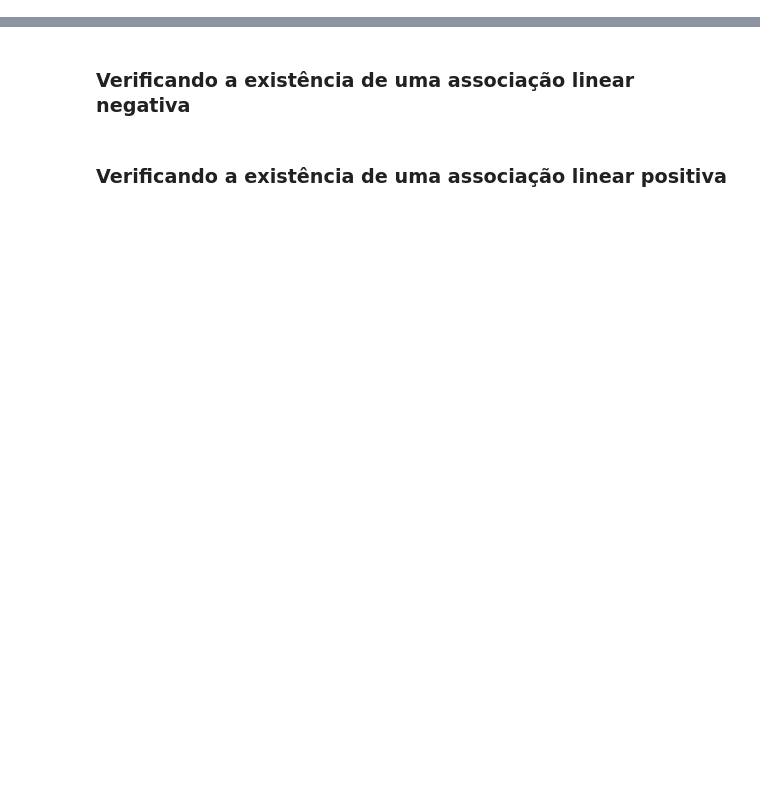
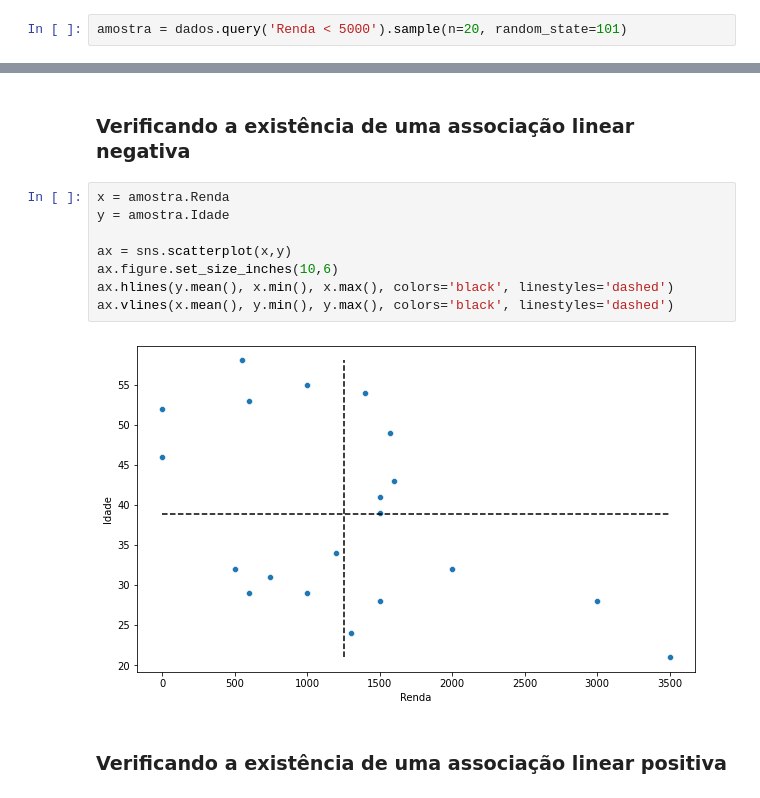
Before and after one commit to Daniel-ASG/Course_Classes, a Jupyter notebook: Curso_de_Estatística_Parte_4.ipynb, the cells around one changed output, grey strips where cells are left out. Cells and saved outputs as stored; diff of their text form; blank space fills up the shorter version.

```diff
--- a/Curso_de_Estatística_Parte_4.ipynb
+++ b/Curso_de_Estatística_Parte_4.ipynb
@@ -198,5 +318,7 @@ A covariância, ou variância conjunta, é a medida do grau de interdependência
 # $$S_{xy} = \frac 1{n-1}\sum_{i=1}^{n}(X_i-\bar{X})(Y_i-\bar{Y})$$
 # %% [markdown]
 ### Gerando uma amostra aleatória para facilitar o entendimento
+# %%
+amostra = dados.query('Renda < 5000').sample(n=20, random_state=101)
 # %% [markdown]
 ### Obtendo a matriz de covariância
@@ -215,5 +349,15 @@ Finalmente, se os pontos estiverem uniformemente distribuídos pelos quadrantes,
 <img src="https://caelum-online-public.s3.amazonaws.com/1273-estatistica-parte4/01/img026.png" width=50%>
 # %% [markdown]
 ### Verificando a existência de uma associação linear negativa
+# %%
+x = amostra.Renda
+y = amostra.Idade
+
+ax = sns.scatterplot(x,y)
+ax.figure.set_size_inches(10,6)
+ax.hlines(y.mean(), x.min(), x.max(), colors='black', linestyles='dashed')
+ax.vlines(x.mean(), y.min(), y.max(), colors='black', linestyles='dashed')
+# %% [output]
+[figure, added]
 # %% [markdown]
 ### Verificando a existência de uma associação linear positiva
```
Also changed, not shown: parts of 26 cells of this notebook.
